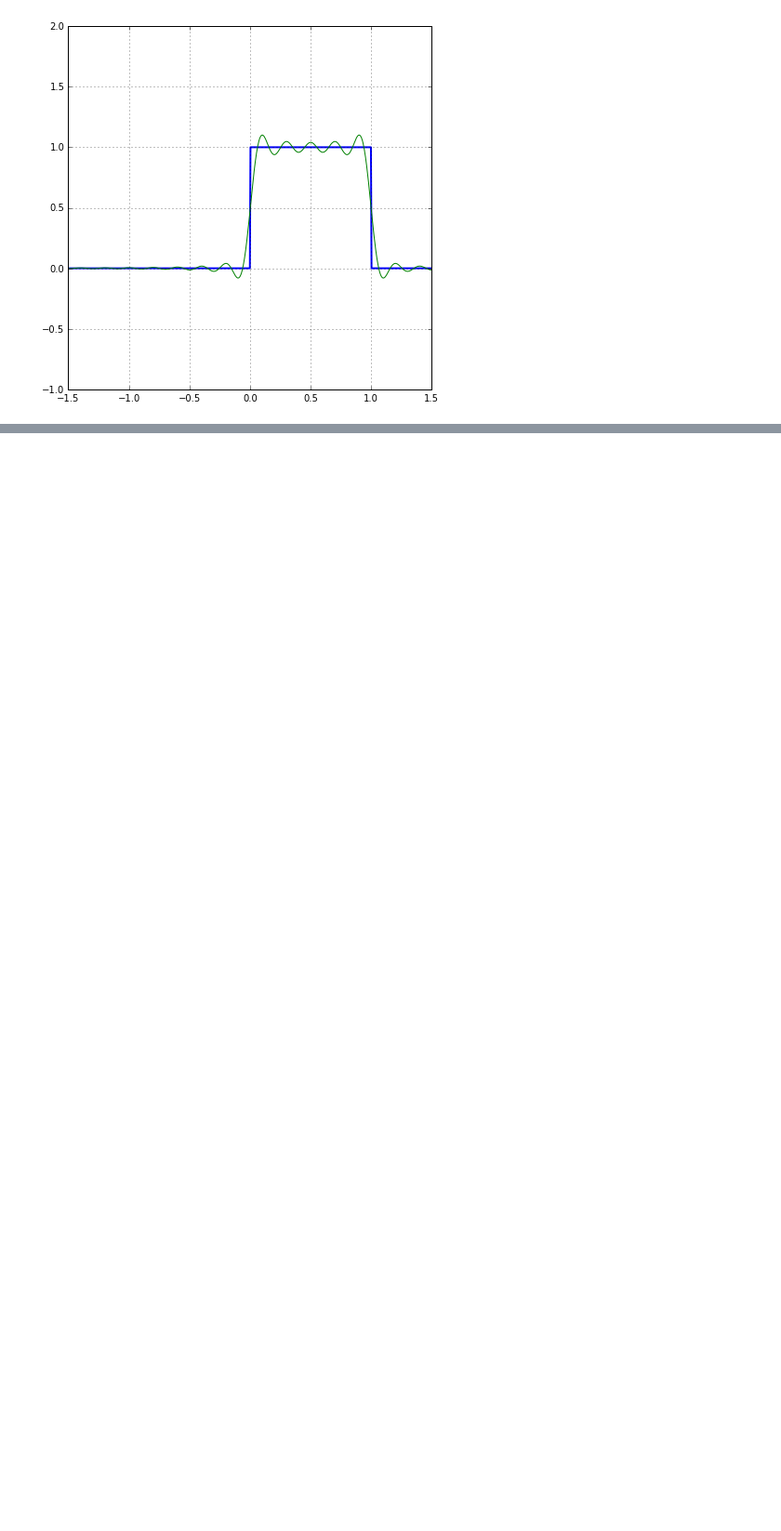
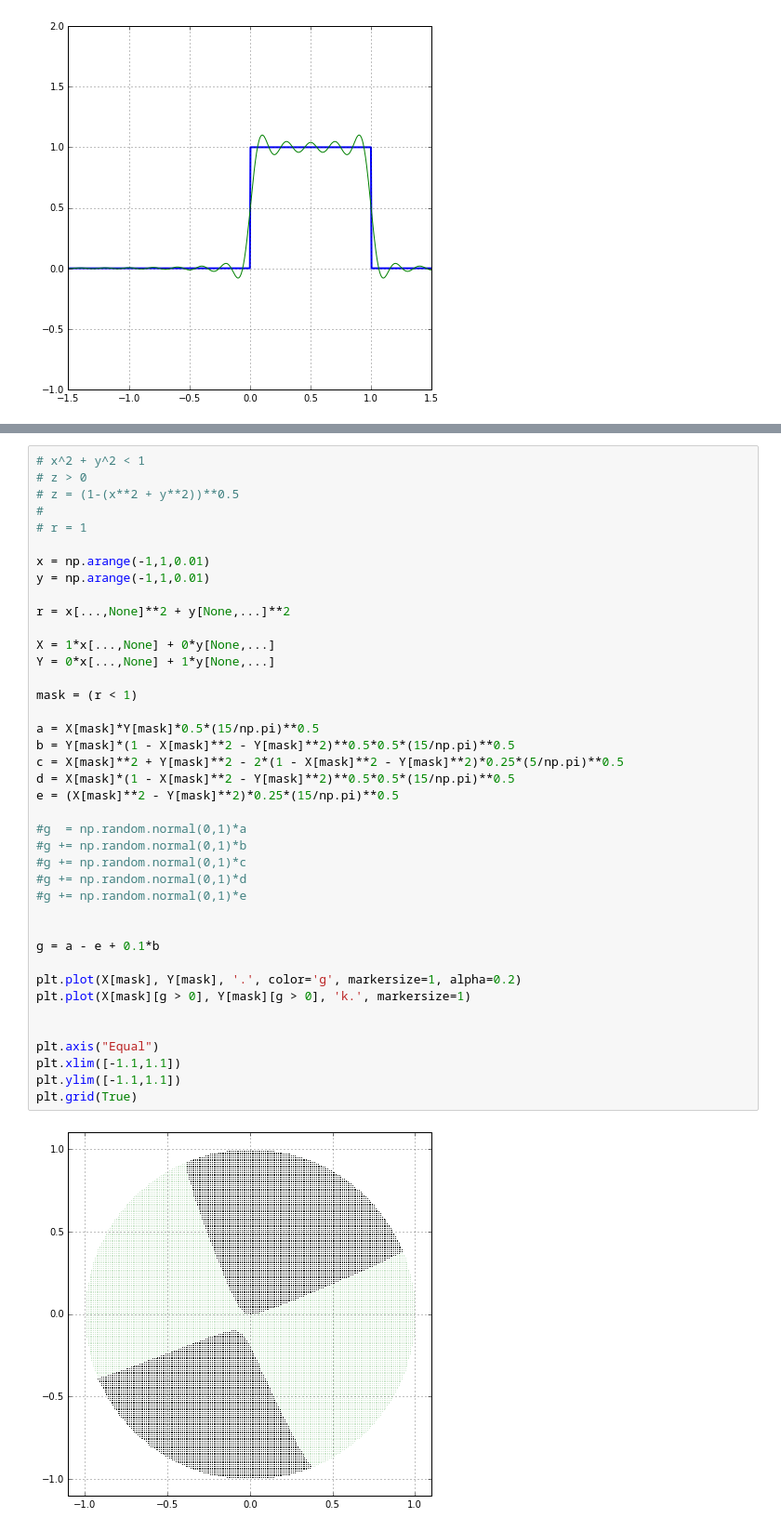
Before and after one commit to mango314/math-blog, a Jupyter notebook: 052217-ratner.ipynb, the cells around one changed output, grey strips where cells are left out. Shown at 93% size. Drawn from its saved outputs; the diff is of its cells as text; blank space fills up the shorter version.

```diff
--- a/052217-ratner.ipynb
+++ b/052217-ratner.ipynb
@@ -343,0 +401,42 @@ plt.grid(True)
+# %%
+# x^2 + y^2 < 1
+# z > 0
+# z = (1-(x**2 + y**2))**0.5
+#
+# r = 1
+
+x = np.arange(-1,1,0.01)
+y = np.arange(-1,1,0.01)
+
+r = x[...,None]**2 + y[None,...]**2
+
+X = 1*x[...,None] + 0*y[None,...]
+Y = 0*x[...,None] + 1*y[None,...]
+
+mask = (r < 1)
+
+a = X[mask]*Y[mask]*0.5*(15/np.pi)**0.5
+b = Y[mask]*(1 - X[mask]**2 - Y[mask]**2)**0.5*0.5*(15/np.pi)**0.5
+c = X[mask]**2 + Y[mask]**2 - 2*(1 - X[mask]**2 - Y[mask]**2)*0.25*(5/np.pi)**0.5
+d = X[mask]*(1 - X[mask]**2 - Y[mask]**2)**0.5*0.5*(15/np.pi)**0.5
+e = (X[mask]**2 - Y[mask]**2)*0.25*(15/np.pi)**0.5
+
+#g  = np.random.normal(0,1)*a
+#g += np.random.normal(0,1)*b
+#g += np.random.normal(0,1)*c
+#g += np.random.normal(0,1)*d
+#g += np.random.normal(0,1)*e
+
+
+g = a - e + 0.1*b
+
+plt.plot(X[mask], Y[mask], '.', color='g', markersize=1, alpha=0.2)
+plt.plot(X[mask][g > 0], Y[mask][g > 0], 'k.', markersize=1)
+
+
+plt.axis("Equal")
+plt.xlim([-1.1,1.1])
+plt.ylim([-1.1,1.1])
+plt.grid(True)
+# %% [output]
+[figure, added]
```
Also changed, not shown: parts of 4 cells of this notebook.
